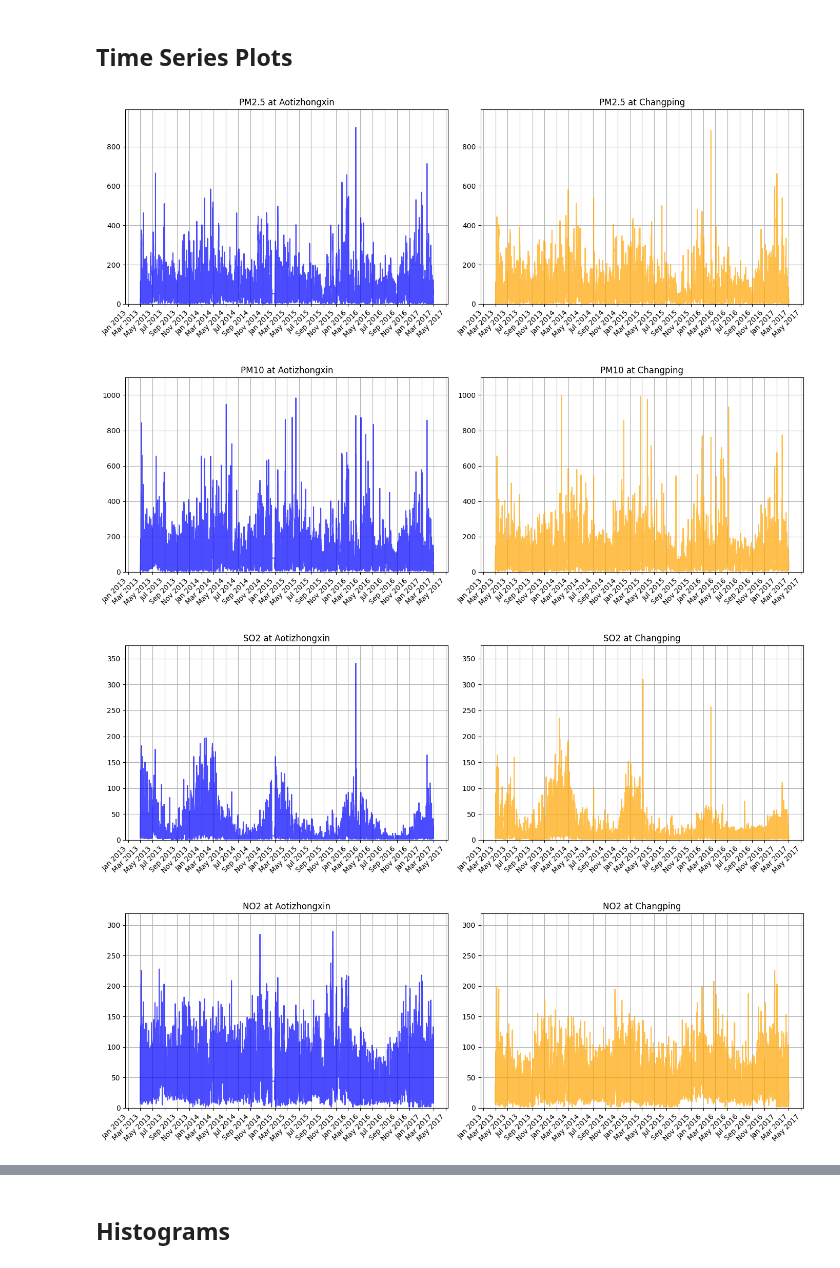
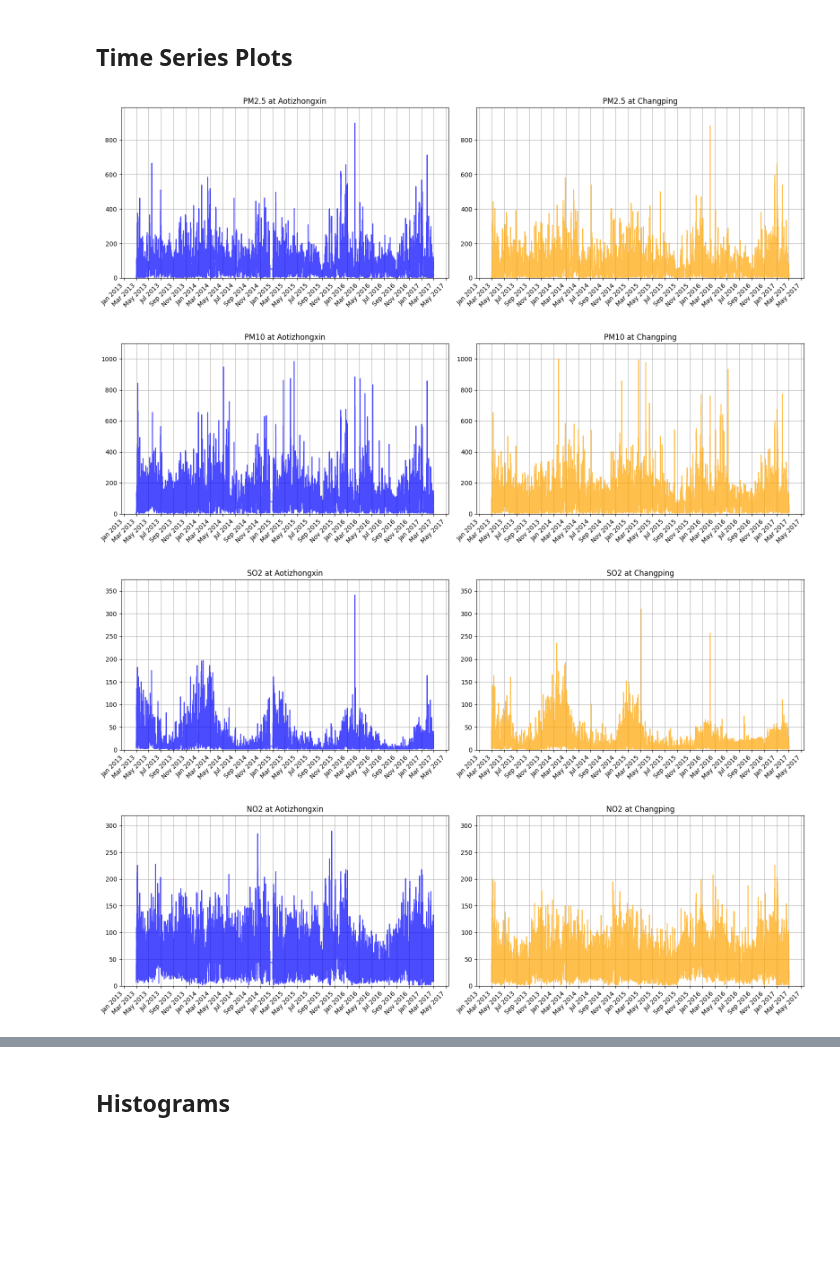
Before and after one commit to pariaighanian/Environmental_Data_Analytics, a Jupyter notebook: main.ipynb, the cells around one changed output, grey strips where cells are left out. Cells and saved outputs as stored; diff of their text form; code cells hidden in the pictures; blank space fills up the shorter version.

Commit message:
time series plots edited

```diff
--- a/main.ipynb
+++ b/main.ipynb
@@ -239,39 +242,39 @@ colors = {stations[0]: 'blue', stations[1]: 'orange'}
 
 # Define a function to plot the parameter for the two stations
 def plot_parameter(parameter):
-    fig, axes = plt.subplots(nrows=1, ncols=2, figsize=(14, 5), sharex=True)
+    fig, axes = plt.subplots(nrows=1, ncols=2, figsize=(16, 5), sharex=True)
 
     # Find the global maximum for the y-axis limit (for comparison)
     global_max = filtered_df[parameter].max()
 
     for j, station in enumerate(stations):
         station_data = filtered_df[filtered_df['station'] == station]
 
         # Plot the data for the given parameter and station
         axes[j].plot(station_data['datetime'], station_data[parameter],
-                     color=colors[station], linestyle='-', alpha=0.7, label=station)
+                     color=colors[station], alpha=0.7, label=station)
 
         # Set titles and labels
         axes[j].set_title(f'{parameter} at {station}')
         axes[j].grid()
 
         # Set y-axis to be the same for both stations (using the max value)
         axes[j].set_ylim(0, global_max * 1.1)  # Adding 10% buffer for better visualization
 
     # Set x-ticks for all subplots to show every 2 months with 'Month Year' format
     for ax in axes:
         ax.xaxis.set_major_locator(mdates.MonthLocator(interval=2))  # Set 2-month intervals
         ax.xaxis.set_major_formatter(mdates.DateFormatter('%b %Y'))  # Format for month and year ('Jan 2013')
         plt.setp(ax.xaxis.get_majorticklabels(), rotation=45, ha='right')  # Rotate x-tick labels for readability
 
     plt.tight_layout()
     plt.show()
 
 # Loop through each parameter and plot
 for parameter in parameters:
     plot_parameter(parameter)
 # %% [output]
-[figure, old version]
+[figure, new version]
-[figure, old version]
+[figure, new version]
-[figure, old version]
+[figure, new version]
-[figure, old version]
+[figure, new version]
```
Also changed, not shown: parts of 2 cells of this notebook.
